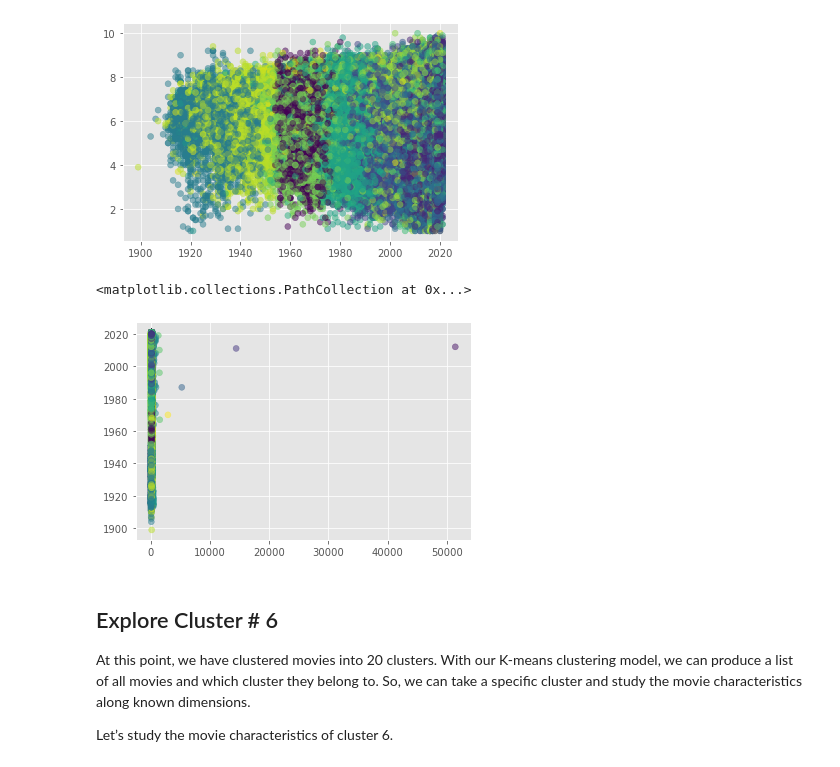
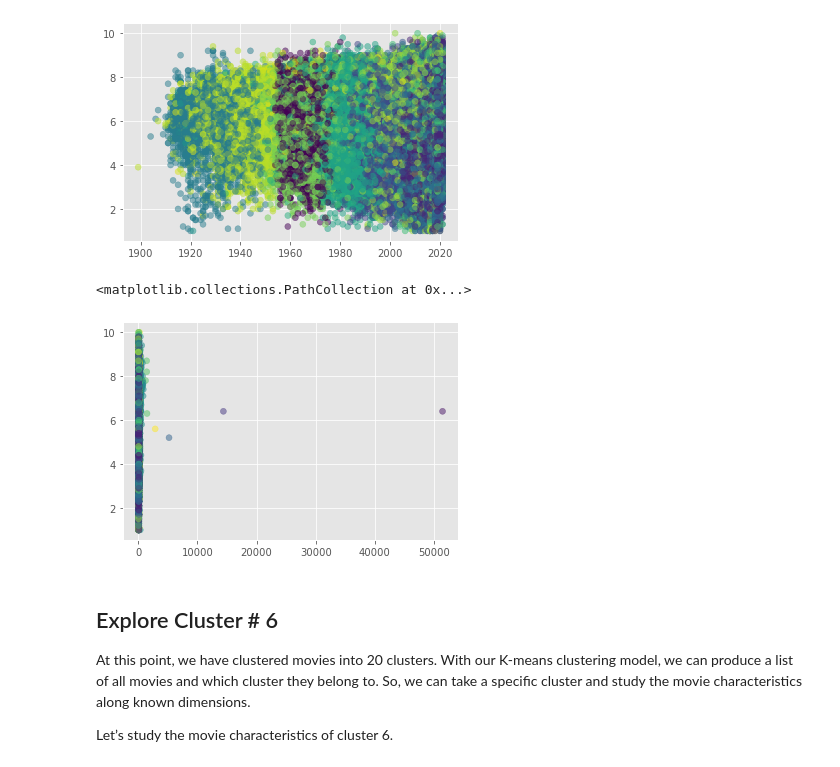
Before and after one commit to padili513/movie-recommendation-engine, a Jupyter notebook: recommendation_engine.ipynb, the cells around one changed output. Cells and saved outputs as stored; diff of their text form; code cells hidden in the pictures.

```diff
--- a/recommendation_engine.ipynb
+++ b/recommendation_engine.ipynb
@@ -281,10 +348,10 @@ plt.scatter(movies_list[:,0], movies_list[:,2], c=predictions, alpha=0.5)
 [figure]
 # %%
 # runtimeMinutes vs. averageRating
-plt.scatter(movies_list[:,1], movies_df.to_numpy()[:,2], c=predictions, alpha=0.5)
+plt.scatter(movies_list[:,1], movies_list[:,2], c=predictions, alpha=0.5)
 # %% [output]
 <matplotlib.collections.PathCollection at 0x...>
-[figure, old version]
+[figure, new version]
 # %% [markdown]
 ## Explore Cluster # 6
 
```
Also changed, not shown: parts of 13 cells of this notebook.
